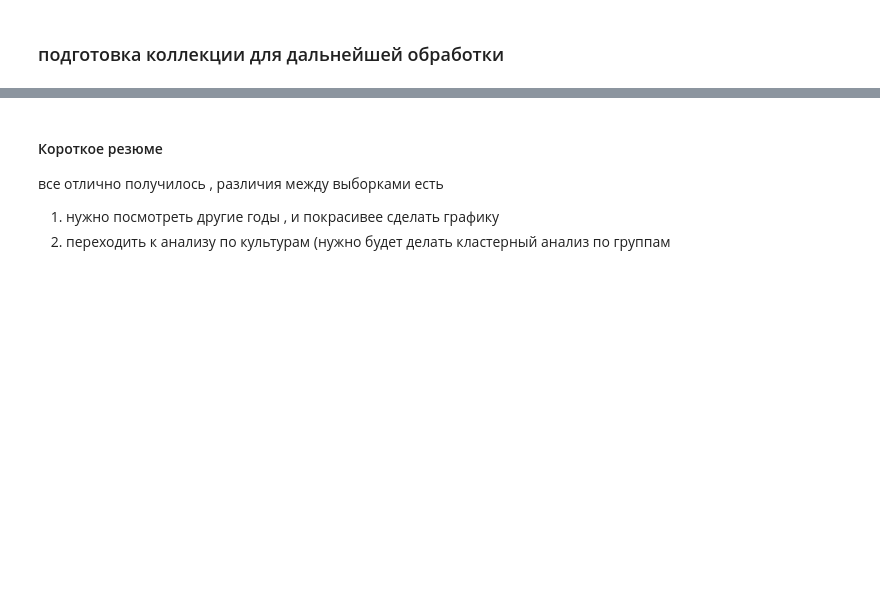
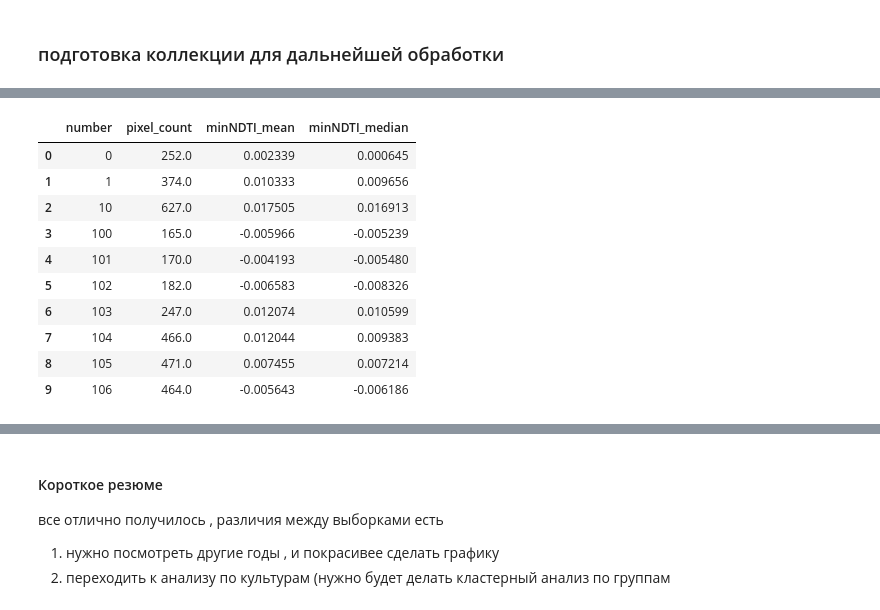
Before and after one commit to hukitoc94/Archangelskoe_NDTI_project, a Jupyter notebook: arhchan_project.ipynb, the cells around one changed output, grey strips where cells are left out. Drawn from its saved outputs; the diff is of its cells as text; code cells hidden in the pictures; blank space fills up the shorter version.

```diff
--- a/arhchan_project.ipynb
+++ b/arhchan_project.ipynb
@@ -145,0 +171,17 @@ print(f'{res} при p уровне значимости {scipy.stats.kruskal(x,
+# %%
+minNDTI_df = minNDTI_pd_df[["minNDTI","field_№"]].groupby(['field_№'] ).aggregate([np.count_nonzero, np.mean, np.median]).reset_index()
+minNDTI_df.columns = ['number','pixel_count','minNDTI_mean','minNDTI_median']
+minNDTI_df.number = minNDTI_df.number.astype(np.int64)
+minNDTI_df.head(10)
+# %% [output]
+|  | number | pixel_count | minNDTI_mean | minNDTI_median |
+| 0 | 0 | 252.0 | 0.002339 | 0.000645 |
+| 1 | 1 | 374.0 | 0.010333 | 0.009656 |
+| 2 | 10 | 627.0 | 0.017505 | 0.016913 |
+| 3 | 100 | 165.0 | -0.005966 | -0.005239 |
+| 4 | 101 | 170.0 | -0.004193 | -0.005480 |
+| 5 | 102 | 182.0 | -0.006583 | -0.008326 |
+| 6 | 103 | 247.0 | 0.012074 | 0.010599 |
+| 7 | 104 | 466.0 | 0.012044 | 0.009383 |
+| 8 | 105 | 471.0 | 0.007455 | 0.007214 |
+| 9 | 106 | 464.0 | -0.005643 | -0.006186 |
```
Also changed, not shown: parts of 12 cells of this notebook.
